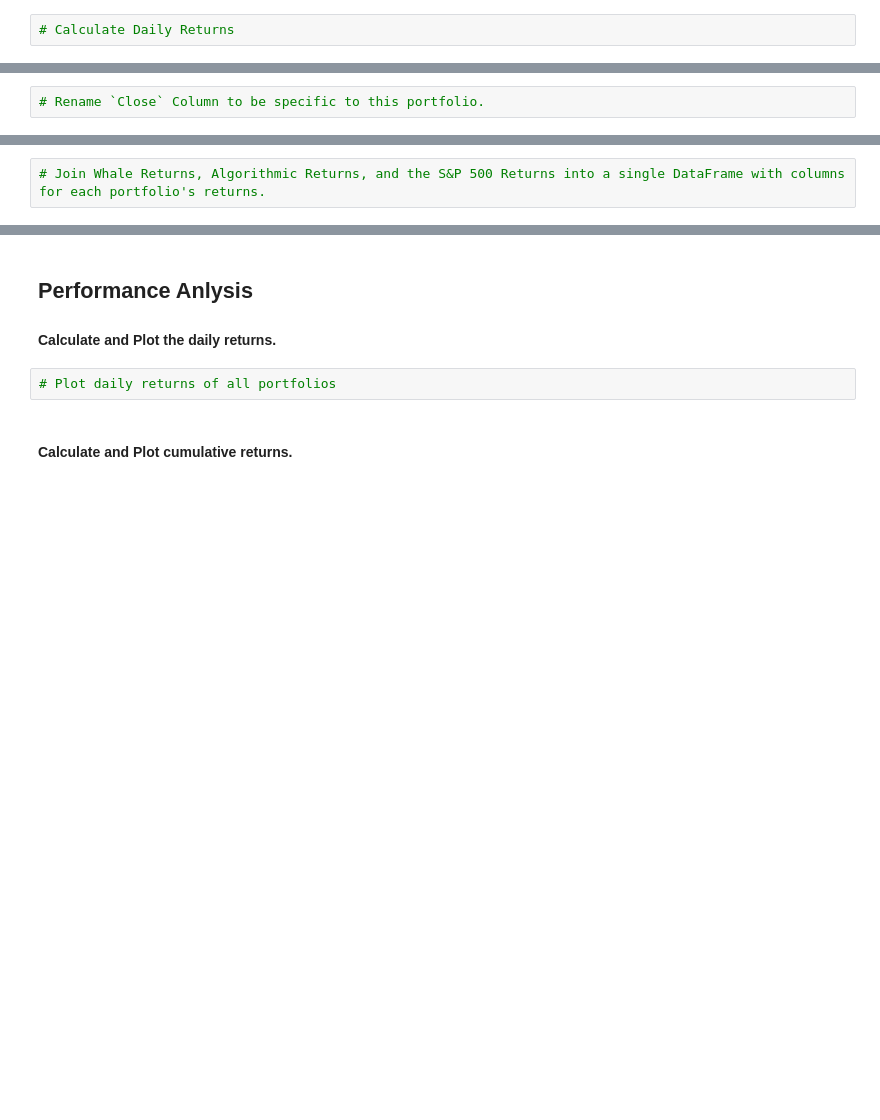
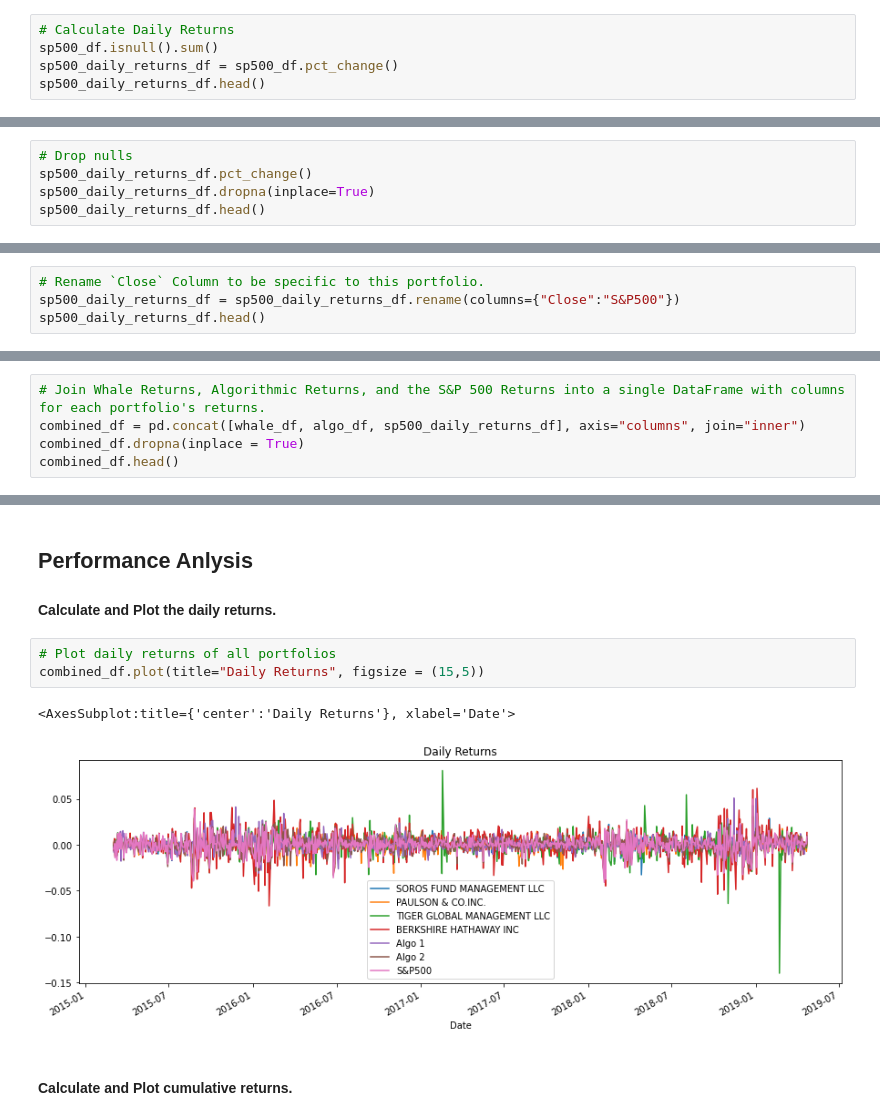
Before and after one commit to RayKrause/Module-4-Challenge, a Jupyter notebook: whale_analysis.ipynb, the cells around one changed output, grey strips where cells are left out. Drawn from its saved outputs; the diff is of its cells as text; blank space fills up the shorter version.

Commit message:
Add files via upload
Whale analysis jupyter notebook file

```diff
--- a/whale_analysis.ipynb
+++ b/whale_analysis.ipynb
@@ -71,2 +167,5 @@ Read the S&P 500 historic closing prices and create a new daily returns DataFram
 # %%
 # Calculate Daily Returns
+sp500_df.isnull().sum()
+sp500_daily_returns_df = sp500_df.pct_change()
+sp500_daily_returns_df.head()
@@ -74,0 +180,5 @@ Read the S&P 500 historic closing prices and create a new daily returns DataFram
+# %%
+# Drop nulls
+sp500_daily_returns_df.pct_change()
+sp500_daily_returns_df.dropna(inplace=True)
+sp500_daily_returns_df.head()
@@ -75,2 +193,4 @@ Read the S&P 500 historic closing prices and create a new daily returns DataFram
 # %%
 # Rename `Close` Column to be specific to this portfolio.
+sp500_daily_returns_df = sp500_daily_returns_df.rename(columns={"Close":"S&P500"})
+sp500_daily_returns_df.head()
@@ -78,3 +206,6 @@ Read the S&P 500 historic closing prices and create a new daily returns DataFram
 ## Combine Whale, Algorithmic, and S&P 500 Returns
 # %%
 # Join Whale Returns, Algorithmic Returns, and the S&P 500 Returns into a single DataFrame with columns for each portfolio's returns.
+combined_df = pd.concat([whale_df, algo_df, sp500_daily_returns_df], axis="columns", join="inner")
+combined_df.dropna(inplace = True)
+combined_df.head()
@@ -90,6 +229,10 @@ In this section, you will calculate and visualize performance and risk metrics f
 #### Calculate and Plot the daily returns.
 # %%
 # Plot daily returns of all portfolios
+combined_df.plot(title="Daily Returns", figsize = (15,5))
+# %% [output]
+<AxesSubplot:title={'center':'Daily Returns'}, xlabel='Date'>
+[figure, added]
 # %% [markdown]
 #### Calculate and Plot cumulative returns.
 # %%
```
Also changed, not shown: parts of 76 cells of this notebook.
